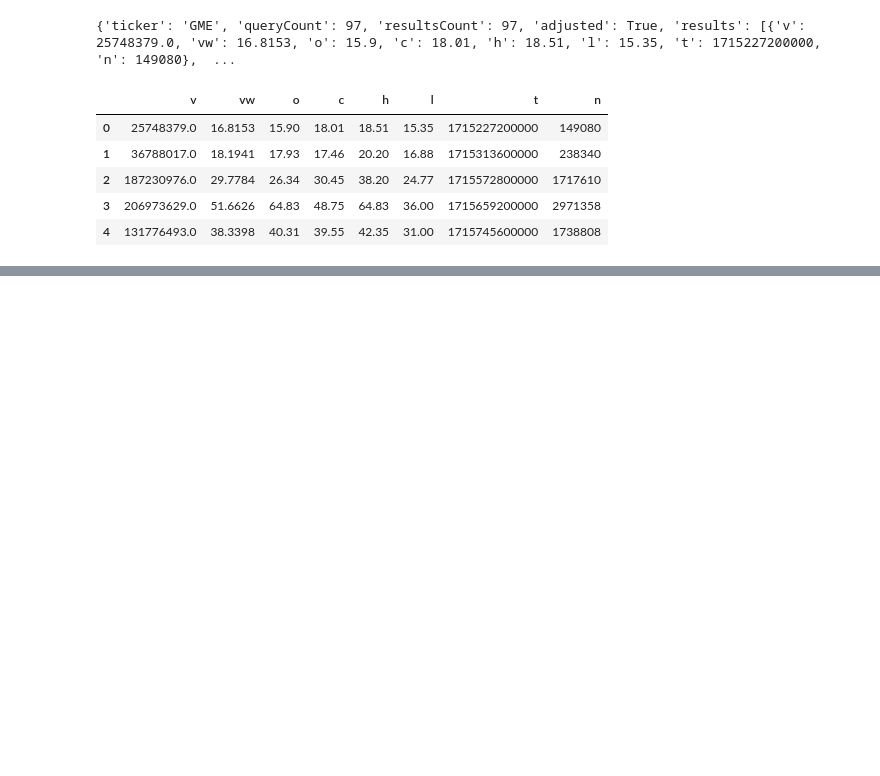
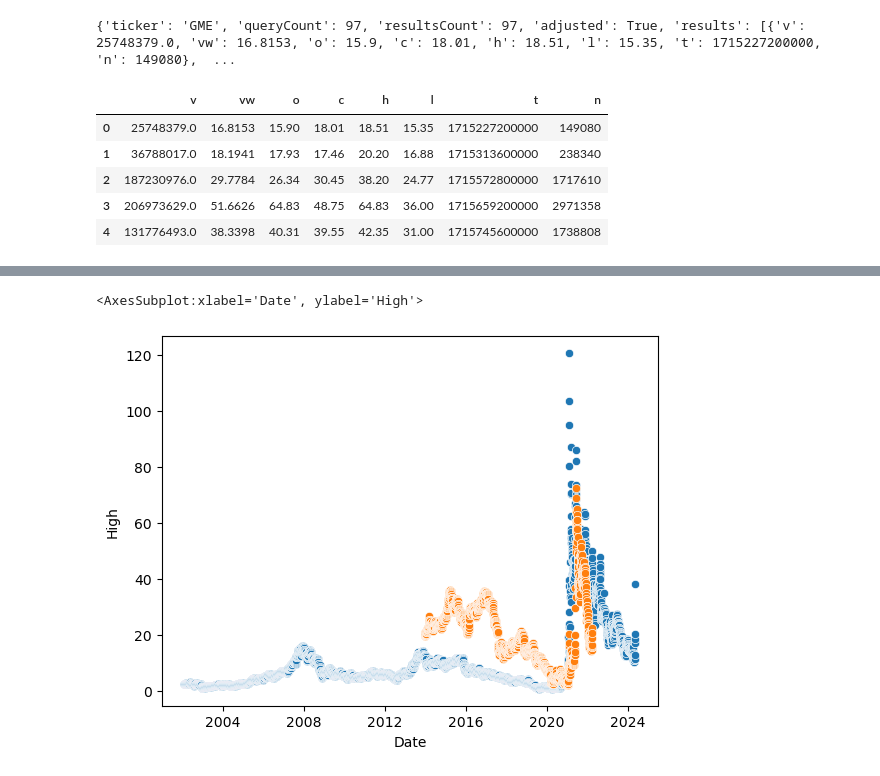
Before and after one commit to Charred-Baguette/AI-AT-CCIC, a Jupyter notebook: Semester 1/Stocks/gamestop.ipynb, the cells around one changed output, grey strips where cells are left out. Drawn from its saved outputs; the diff is of its cells as text; code cells hidden in the pictures; blank space fills up the shorter version.

```diff
--- a/Semester 1/Stocks/gamestop.ipynb
+++ b/Semester 1/Stocks/gamestop.ipynb
@@ -200,0 +234,2 @@ called.head()
+# %%
+df.drop(columns=['Adj Close'], inplace=True)
@@ -200,0 +252,2 @@ called.head()
+# %%
+df=pd.concat([df, recent])
@@ -200,0 +326,2 @@ called.head()
+# %%
+amc=pd.read_csv('amc.csv')
@@ -200,0 +337,10 @@ called.head()
+# %%
+df['Date'] = pd.to_datetime(df['Date'])
+amc['Date'] = pd.to_datetime(amc['Date'])
+# %%
+
+sns.scatterplot(data=df, x='Date', y='High')
+sns.scatterplot(data=amc, x='Date', y='High')
+# %% [output]
+<AxesSubplot:xlabel='Date', ylabel='High'>
+[figure, added]
```
Also changed, not shown: parts of 13 cells of this notebook, 2 other files.
